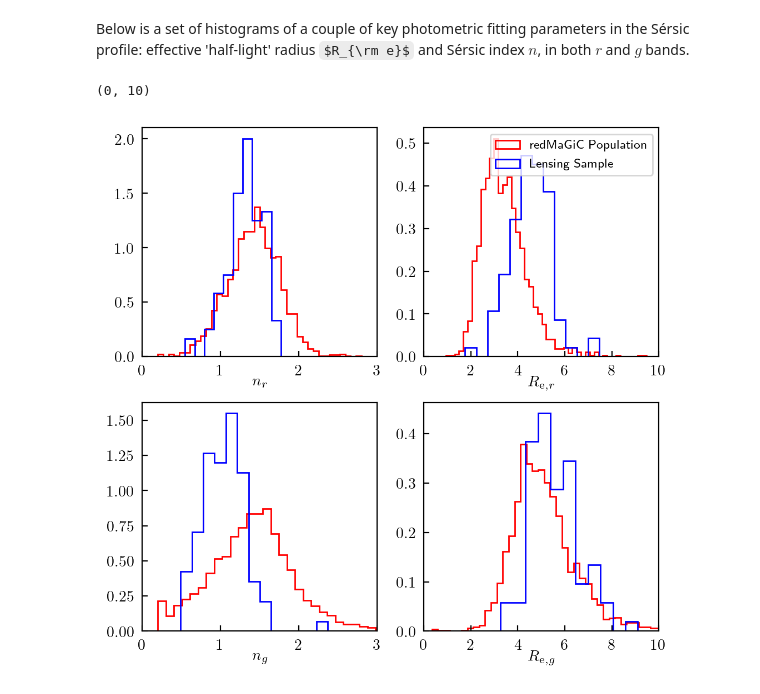
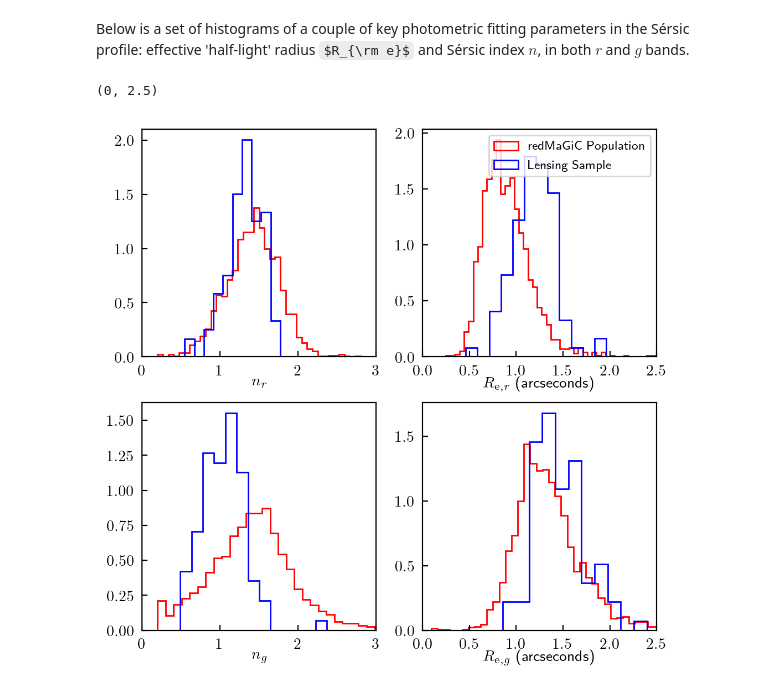
Before and after one commit to apcloonan/galaxy-galaxy-sel, a Jupyter notebook: plotting.ipynb, the cells around one changed output. Cells and saved outputs as stored; diff of their text form; code cells hidden in the pictures; some formulas as TeX source.

Commit message:
early plots

```diff
--- a/plotting.ipynb
+++ b/plotting.ipynb
@@ -81,15 +81,17 @@ des_gr_filt = des_gr[des_filt]
 
 # DES Sersic photometry parameters
 
-des_nr = des_data['nr'][des_filt]        # Sersic index
-des_rr = des_data['Rr'][des_filt]        # half-light radius
+plate_scale = 0.263                                 # arcsec per pixel
+
+des_nr = des_data['nr'][des_filt]                   # Sersic index
+des_rr = des_data['Rr'][des_filt] * plate_scale     # half-light radius (in arcsec)
 des_ng = des_data['ng'][des_filt]
-des_rg = des_data['Rg'][des_filt]
+des_rg = des_data['Rg'][des_filt] * plate_scale
 
-sl_nr = sl_data['nr']#[des_filt]        # Sersic index
-sl_rr = sl_data['Rr']#[des_filt]        # half-light radius
-sl_ng = sl_data['ng']#[des_filt]
-sl_rg = sl_data['Rg']#[des_filt]
+sl_nr = sl_data['nr']                               # Sersic index
+sl_rr = sl_data['Rr'] * plate_scale                 # half-light radius (in arcsec)
+sl_ng = sl_data['ng']
+sl_rg = sl_data['Rg'] * plate_scale
 
 # residual flux values
 # this still needs to be scaled with uncertainty, which I need to implement a calculation for
@@ -247,36 +249,36 @@ rrplot.hist(sl_rr#, des_rr
             #, s=3, c='r'
         )
 
-rrplot.set_xlabel(r'$R_{{\rm e},r}$', labelpad=-1)
-rrplot.set_xlim(0,10)
+rrplot.set_xlabel(r'$R_{{\rm e},r}$ (arcseconds)', labelpad=-1)
+rrplot.set_xlim(0,2.5)
 
 rrplot.legend(loc='upper right', fontsize=8)
 
 ngplot.hist(des_ng#, des_rr
             , color='r', bins='auto', density=True, histtype='step'
             #, s=3, c='r'
         )
 
 ngplot.hist(sl_ng#, des_rr
             , color='b', bins='auto', density=True, histtype='step'
             #, s=3, c='r'
         )
 
 ngplot.set_xlabel(r'$n_g$', labelpad=-1)
 ngplot.set_xlim(0,3)
 
 rgplot.hist(des_rg#, des_rr
             , color='r', bins='auto', density=True, histtype='step'
             #, s=3, c='r'
         )
 
 rgplot.hist(sl_rg#, des_rr
             , color='b', bins='auto', density=True, histtype='step'
             #, s=3, c='r'
         )
 
-rgplot.set_xlabel(r'$R_{{\rm e},g}$', labelpad=-1)
-rgplot.set_xlim(0,10)
+rgplot.set_xlabel(r'$R_{{\rm e},g}$ (arcseconds)', labelpad=-1)
+rgplot.set_xlim(0,2.5)
 # %% [output]
-(0, 10)
+(0, 2.5)
-[figure, old version]
+[figure, new version]
```
